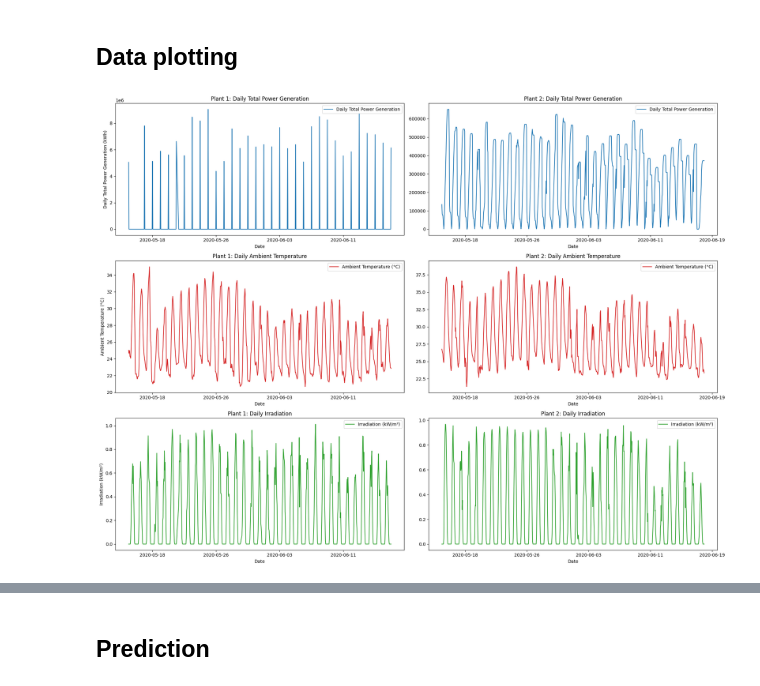
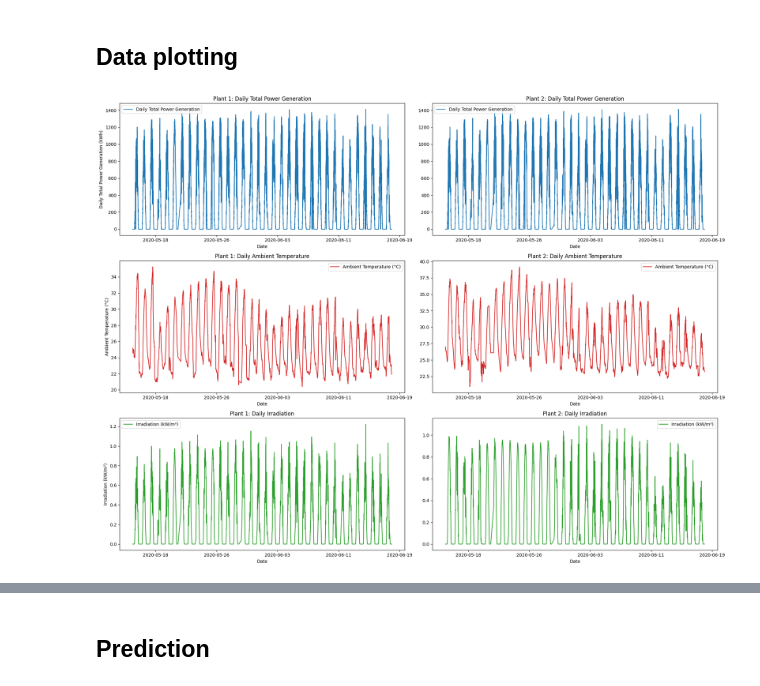
Before and after one commit to HarryXiong24/postgraduate-code-collection, a Jupyter notebook: Winter 2024/ML/project/main.ipynb, the cells around one changed output, grey strips where cells are left out. Drawn from its saved outputs; the diff is of its cells as text; code cells hidden in the pictures.

```diff
--- a/Winter 2024/ML/project/main.ipynb
+++ b/Winter 2024/ML/project/main.ipynb
@@ -78,0 +109,5 @@ generation_data_plant_2_head, weather_data_plant_2_head
+# %%
+generation_data_plant_1.drop(["PLANT_ID"], axis=1, inplace=True)
+weather_data_plant_1.drop(["PLANT_ID", "SOURCE_KEY"], axis=1, inplace=True)
+
+generation_data_plant_1.head(), weather_data_plant_1.tail()
@@ -78,0 +127,5 @@ generation_data_plant_2_head, weather_data_plant_2_head
+# %%
+plant_1_data = generation_data_plant_1.merge(weather_data_plant_1, on="DATE_TIME")
+plant_1_data.dropna(inplace=True)
+
+plant_1_data.tail()
@@ -78,0 +141,5 @@ generation_data_plant_2_head, weather_data_plant_2_head
+# %%
+generation_data_plant_2.drop(["PLANT_ID"], axis=1, inplace=True)
+weather_data_plant_2.drop(["PLANT_ID", "SOURCE_KEY"], axis=1, inplace=True)
+
+generation_data_plant_2.head(), weather_data_plant_2.tail()
@@ -78,0 +159,5 @@ generation_data_plant_2_head, weather_data_plant_2_head
+# %%
+plant_2_data = generation_data_plant_1.merge(weather_data_plant_2, on="DATE_TIME")
+plant_2_data.dropna(inplace=True)
+
+plant_2_data.tail()
@@ -149,8 +202,8 @@ fig, axs = plt.subplots(3, 2, figsize=(20, 15))
 
 # Plant 1 Daily Total Power Generation
 axs[0, 0].plot(
-    data_merged_plant_1.index,
-    data_merged_plant_1["DAILY_YIELD"],
+    plant_1_data["DATE_TIME"],
+    plant_1_data["AC_POWER"],
     color="tab:blue",
     label="Daily Total Power Generation",
 )
@@ -160,8 +213,8 @@ axs[0, 0].legend()
 
 # Plant 2 Daily Total Power Generation
 axs[0, 1].plot(
-    data_merged_plant_2.index,
-    data_merged_plant_2["DAILY_YIELD"],
+    plant_2_data["DATE_TIME"],
+    plant_2_data["AC_POWER"],
     color="tab:blue",
     label="Daily Total Power Generation",
 )
@@ -170,8 +223,8 @@ axs[0, 1].legend()
 
 # Plant 1 Ambient Temperature
 axs[1, 0].plot(
-    data_merged_plant_1.index,
-    data_merged_plant_1["AMBIENT_TEMPERATURE"],
+    plant_1_data["DATE_TIME"],
+    plant_1_data["AMBIENT_TEMPERATURE"],
     color="tab:red",
     label="Ambient Temperature (°C)",
 )
@@ -181,43 +234,43 @@ axs[1, 0].legend()
 
 # Plant 2 Ambient Temperature
 axs[1, 1].plot(
-    data_merged_plant_2.index,
-    data_merged_plant_2["AMBIENT_TEMPERATURE"],
+    plant_2_data["DATE_TIME"],
+    plant_2_data["AMBIENT_TEMPERATURE"],
     color="tab:red",
     label="Ambient Temperature (°C)",
 )
 axs[1, 1].set_title("Plant 2: Daily Ambient Temperature")
 axs[1, 1].legend()
 
 # Plant 1 Irradiation
 axs[2, 0].plot(
-    data_merged_plant_1.index,
-    data_merged_plant_1["IRRADIATION"],
+    plant_1_data["DATE_TIME"],
+    plant_1_data["IRRADIATION"],
     color="tab:green",
     label="Irradiation (kW/m²)",
 )
 axs[2, 0].set_title("Plant 1: Daily Irradiation")
 axs[2, 0].set_ylabel("Irradiation (kW/m²)")
 axs[2, 0].legend()
 
 # Plant 2 Irradiation
 axs[2, 1].plot(
-    data_merged_plant_2.index,
-    data_merged_plant_2["IRRADIATION"],
+    plant_2_data["DATE_TIME"],
+    plant_2_data["IRRADIATION"],
     color="tab:green",
     label="Irradiation (kW/m²)",
 )
 axs[2, 1].set_title("Plant 2: Daily Irradiation")
 axs[2, 1].legend()
 
 # Setting up the x-axis labels
 for ax in axs.flat:
     ax.set_xlabel("Date")
     ax.xaxis.set_major_locator(
         plt.MaxNLocator(6)
     )  # Limit the number of x-axis labels to make them readable
 
 plt.tight_layout()
 plt.show()
 # %% [output]
-[figure, old version]
+[figure, new version]
```
Also changed, not shown: parts of 20 cells of this notebook, 2 other files.
